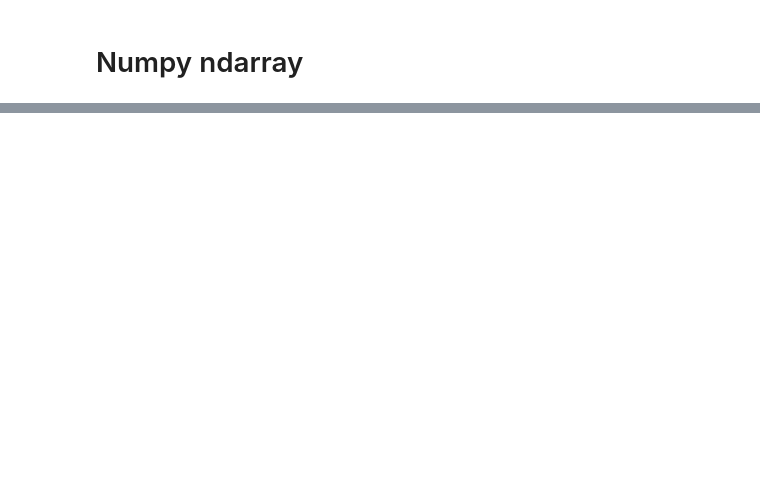
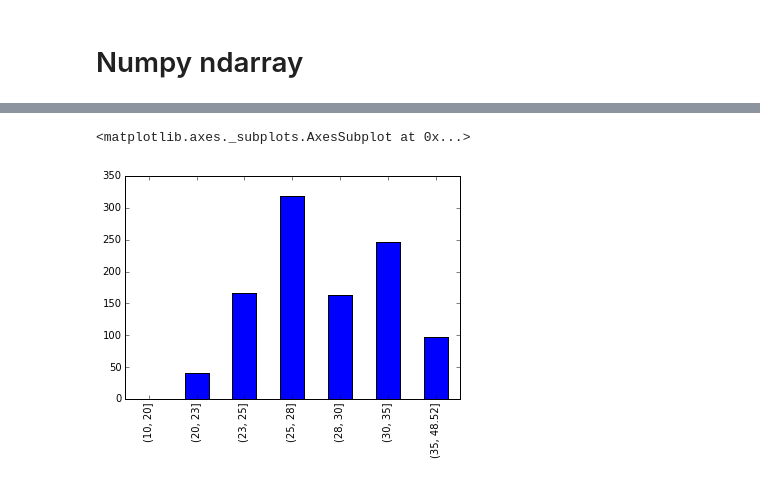
Before and after one commit to LyuGGang/python-data-analytics-lecture, a Jupyter notebook: 강의자료/6_pandas.ipynb, the cells around one changed output, grey strips where cells are left out. Drawn from its saved outputs; the diff is of its cells as text; code cells hidden in the pictures; blank space fills up the shorter version.

```diff
--- a/강의자료/6_pandas.ipynb
+++ b/강의자료/6_pandas.ipynb
@@ -635,0 +601,10 @@ int64
+# %%
+# 만약 값들이 continous 할 경우, 범위를 지정해서 하고 싶다면?
+filter_values = [10,20,23,25,28,30,35,bp_data['Age'].max()]
+filtered = pd.cut(bp_data['Age'], bins=filter_values)
+
+# print filtered
+counts = pd.value_counts(filtered)
+
+# filtered.cat.categories
+counts.reindex(filtered.cat.categories)
@@ -635,0 +620,6 @@ int64
+# %%
+# 그래프로 보기
+counts.reindex(filtered.cat.categories).plot(kind='bar')
+# %% [output]
+<matplotlib.axes._subplots.AxesSubplot at 0x...>
+[figure, added]
```
Also changed, not shown: parts of 79 cells of this notebook.
